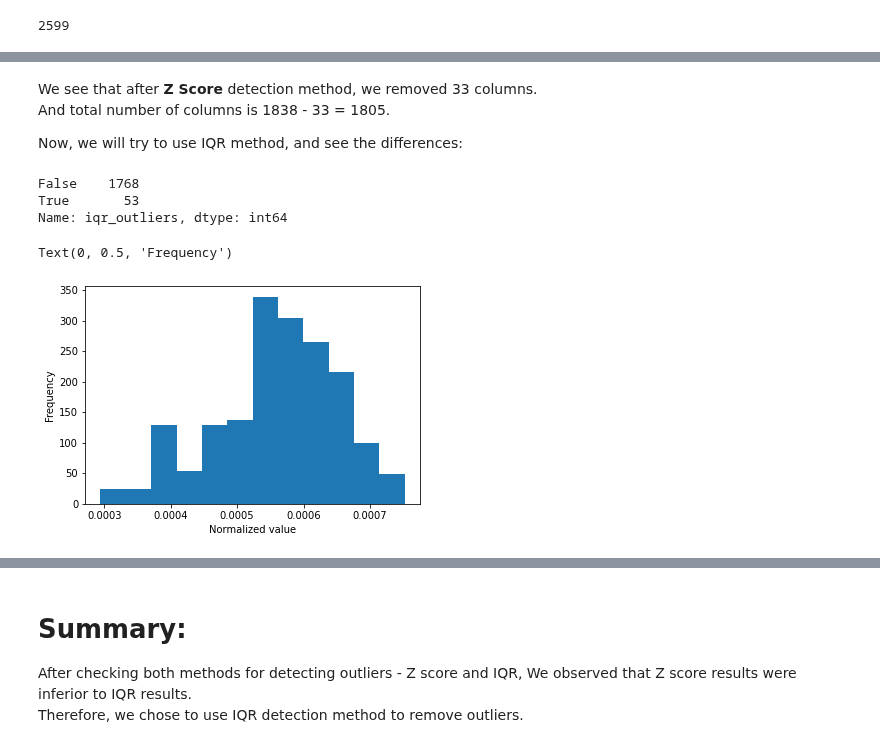
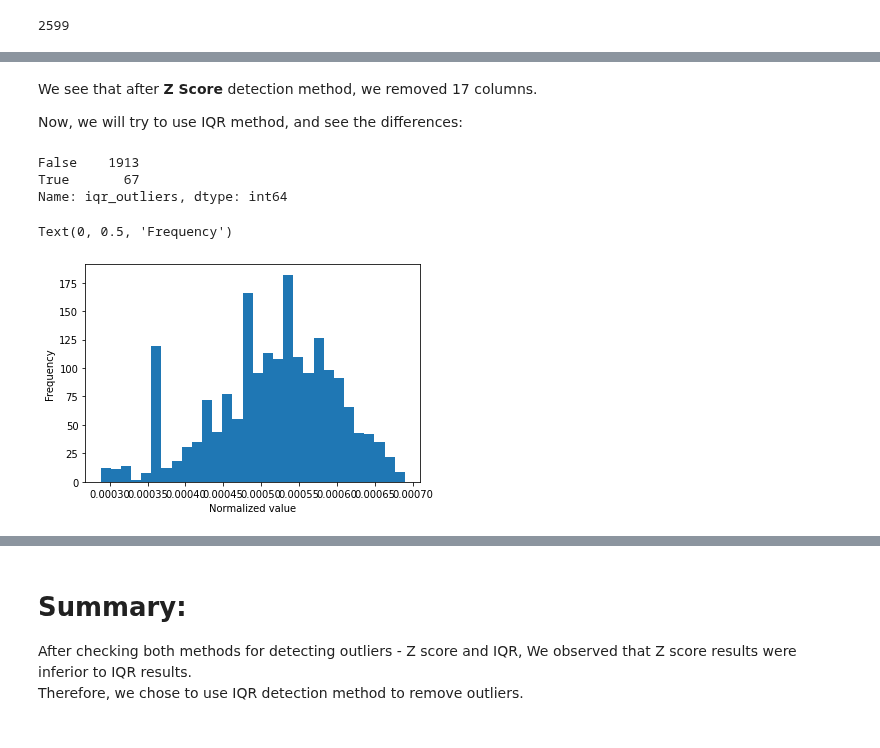
Before and after one commit to matanini/startup_classifier, a Jupyter notebook: outlier_detection.ipynb, the cells around one changed output, grey strips where cells are left out. Cells and saved outputs as stored; diff of their text form; code cells hidden in the pictures.

Commit message:
latenight markdowns
added markdowns in clean and outliers

```diff
--- a/outlier_detection.ipynb
+++ b/outlier_detection.ipynb
@@ -174,7 +154,7 @@ import tqdm.notebook as tqdm
 
 temp_df = reduced_cols_df[reduced_cols_df['suceeded'] == 1]
 
-normalized = {}
+new_values = {}
 
 with tqdm.tqdm(total=len(new_cols)) as pbar:
     for col in new_cols:
@@ -184,5 +164,5 @@ with tqdm.tqdm(total=len(new_cols)) as pbar:
             if row == 1:
                 counter += 1
         pbar.update(1)
-        normalized[col] = counter / sum_dict[col]
+        new_values[col] = counter / sum_dict[col]
 # %% [markdown]
@@ -225,12 +202,12 @@ We will now remove the columns with normalized 1 and 0 manualy to avoid biased m
 # %%
 new_normalized = {}
-for col, val in normalized.items():
+for col, val in new_values.items():
     if val != 0 and val != 1 :
         new_normalized[col] = val
 
-print(f'normalized: {len(normalized)}')
-print(f'new_normalized: {len(new_normalized)}\n')
+print(f'Total columns before: {len(new_values)}')
+print(f'Total columns after: {len(new_normalized)}\n')
 
-new_norm_ser = pd.DataFrame(new_normalized.values(), index=new_normalized.keys(), columns = ['Normalized'])
+new_norm_ser = pd.DataFrame(new_normalized.values(), index=new_normalized.keys(), columns = ['value'])
 new_norm_ser.describe()
 # %% [output]
@@ -251,5 +228,5 @@ Lets normalize and plot to see the bell better:
 # %%
-total = new_norm_ser['Normalized'].sum()
-new_norm_ser['Normalized'] = new_norm_ser['Normalized'] / total
+total = new_norm_ser['value'].sum()
+new_norm_ser['normalized_value'] = new_norm_ser['value'] / total
 new_norm_ser
 # %% [output]
@@ -314,35 +292,34 @@ After: (10070, 1819)
 # %% [markdown]
-We see that after <b>Z Score</b> detection method, we removed 33 columns.
-And total number of columns is 1838 - 33 = 1805.
+We see that after <b>Z Score</b> detection method, we removed 17 columns.
 
 Now, we will try to use IQR method, and see the differences:
 # %%
 iqr_norm = new_norm_ser.copy()
 
-Q1 = np.percentile(iqr_norm['Normalized'], 25)
-Q3 = np.percentile(iqr_norm['Normalized'], 75)
+Q1 = np.percentile(iqr_norm['normalized_value'], 25)
+Q3 = np.percentile(iqr_norm['normalized_value'], 75)
 IQR = 1.5*(Q3 - Q1)
 
 lower_bound = Q1 - IQR
 upper_bound = Q3 + IQR
 
-iqr_norm.loc[(iqr_norm["Normalized"]> upper_bound) | (iqr_norm["Normalized"]<lower_bound), 'iqr_outliers'] = True
-iqr_norm.loc[(iqr_norm["Normalized"]< upper_bound) & (iqr_norm["Normalized"]>lower_bound), 'iqr_outliers'] = False
+iqr_norm.loc[(iqr_norm["normalized_value"]> upper_bound) | (iqr_norm["normalized_value"]<lower_bound), 'iqr_outliers'] = True
+iqr_norm.loc[(iqr_norm["normalized_value"]< upper_bound) & (iqr_norm["normalized_value"]>lower_bound), 'iqr_outliers'] = False
 
 print(iqr_norm['iqr_outliers'].value_counts())
 # %% [output]
-False    1768
-True       53
+False    1913
+True       67
 Name: iqr_outliers, dtype: int64
 # %%
 iqr_df = iqr_norm.copy()
 for row in iqr_df.iterrows():
     if row[1]['iqr_outliers'] == True:
         iqr_df.drop(row[0], axis=0, inplace=True)
 
-plt.hist(iqr_df['Normalized'], bins=12)
+plt.hist(iqr_df['normalized_value'], bins=30)
 plt.xlabel('Normalized value')
 plt.ylabel('Frequency')
 # %% [output]
 Text(0, 0.5, 'Frequency')
-[figure, old version]
+[figure, new version]
```
Also changed, not shown: parts of 41 cells of this notebook, 4 other files.
